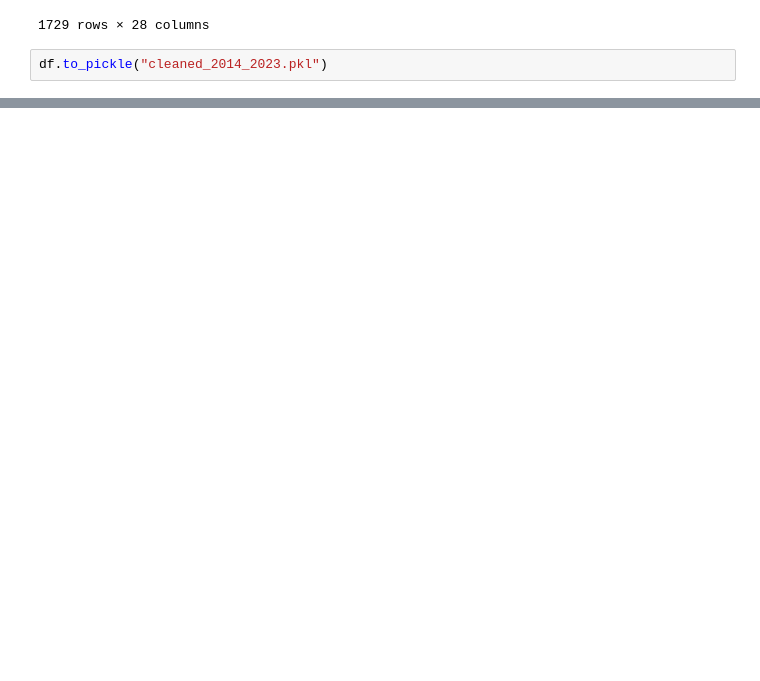
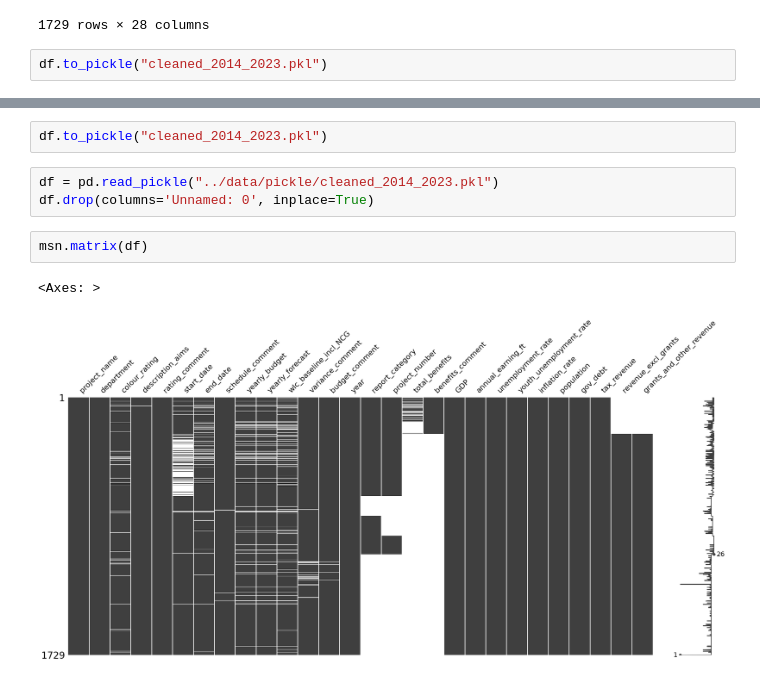
Before and after one commit to rauschgold/ds-bootcamp-capstone-project, a Jupyter notebook: notebooks/playground.ipynb, the cells around one changed output, grey strips where cells are left out. Cells and saved outputs as stored; diff of their text form; blank space fills up the shorter version.

Commit message:
EDA pickle

```diff
--- a/notebooks/playground.ipynb
+++ b/notebooks/playground.ipynb
@@ -283,0 +321,10 @@ df.to_pickle("cleaned_2014_2023.pkl")
+# %%
+df.to_pickle("cleaned_2014_2023.pkl")
+# %%
+df = pd.read_pickle("../data/pickle/cleaned_2014_2023.pkl")
+df.drop(columns='Unnamed: 0', inplace=True)
+# %%
+msn.matrix(df)
+# %% [output]
+<Axes: >
+[figure, added]
```
Also changed, not shown: parts of 14 cells of this notebook, 1 other file.
